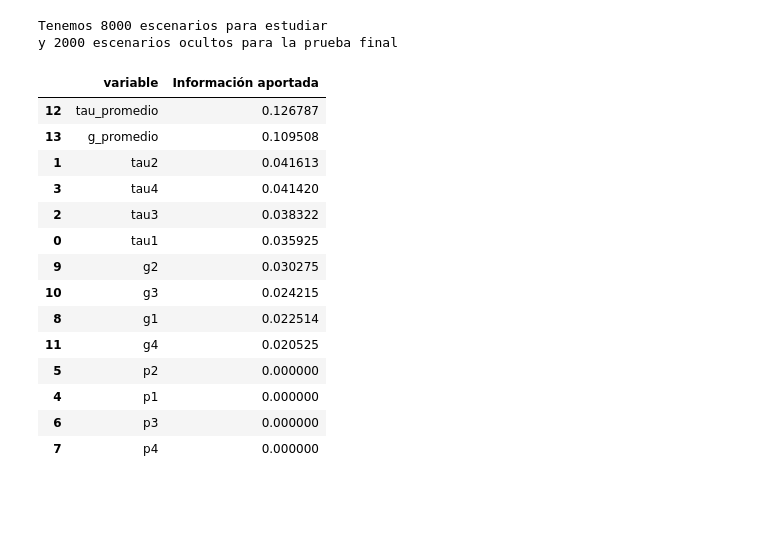
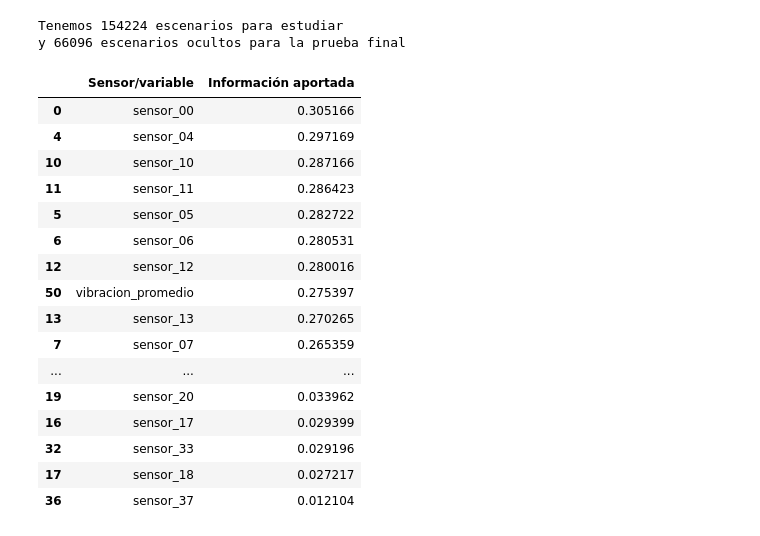
Before and after one commit to samiravergara-bit/Proyecto-1-Red-El-ctrica, a Jupyter notebook: Estabilidad electrica.ipynb, the cells around one changed output. Saved outputs shown, nothing was run; the diff lists cells and outputs as text; code cells hidden in the pictures; blank space fills up the shorter version.

```diff
--- a/Estabilidad electrica.ipynb
+++ b/Estabilidad electrica.ipynb
@@ -3,6 +3,6 @@ import pandas as pd
 import matplotlib.pyplot as plt
 import seaborn as sns
 # %%
-datos = pd.read_csv("Data_for_UCI_named.csv")
-datos
+datos_originales = pd.read_csv("sensor.csv")
+datos_originales
 # %% [output]
@@ -82,0 +64,18 @@ display(datos[["tau_promedio", "g_promedio"]].head())
+# %%
+#Feature Engineering
+#Primero voy a traducir porque el inglés no es lo mio y a final de cuentas broken y recovering son una falla y es lo mismo
+#Así que usare lambda para que recorra la columna y asi si no dice normal va a escribir Falla y si dice normal escribe estable
+datos_originales["estado_motor"] = datos_originales["machine_status"].apply(lambda x: "Falla" if x!= "NORMAL" else "Estable")
+
+#Hay datos que en verdad no sirven para nada proque cuando revisé el contenido del dataset estaban vacios (como por ejemplo el sensor_15) o casi todos eran vacios
+#o son datos que no me sirven por como están hechos, por ejemplo timestamp es un texto con fechas, no me sirve así que voy a hacer una "limpieza previa" solo porque son muchos datos y es innecesario trabajar cosas que no usaré
+datos=datos_originales.drop(columns=["Unnamed: 0", "timestamp", "sensor_15", "sensor_50", "machine_status"], errors="ignore")
+
+#Si algún otro sensor se apagó un microsegundo y dejó una celda vacía (las que dicen NaN), se va a rellenar con 0 para que no dé error y en series de tiempo los vacios se rellenan con el último valor válido (ffill)
+datos= datos.fillna(method="ffill").fillna(0)
+# %%
+
+#En lugar de darle a la máquina 4 sensores de vibración por separado tomamos esos 4 sensores, los sumamos y los dividimos por 4 (.mean) calculando horizontalmte (axis=1)
+#Guardo esto en una columna nueva llamada "vibración_promedio"
+datos["vibracion_promedio"] = datos [["sensor_00", "sensor_01", "sensor_02", "sensor_03"]].mean(axis=1)
+print(datos["estado_motor"].value_counts())
@@ -85,13 +116,16 @@ from sklearn.model_selection import train_test_split
 from sklearn.preprocessing import StandardScaler
 
 #Primero separo las pistas (X) de las respuestas (y)
-#Quito "stabf" (la respuesta) y "stab"
-X = datos.drop(columns=["stabf", "stab"])
-y = datos["stabf"]
+#Quito las respuestas. el error="ignore" es por si ya las habia borrado antes para que no falle
+X = datos.drop(columns=["estado_motor", "machine_status"],errors="ignore")
+y = datos["estado_motor"]
 
-#Ahora divido 80% para estudio y 20% para prueba
-#random_state=42 asegura que el corte siempre sea el mismo si vuelvo a correr el código
-X_train, X_test, y_train, y_test = train_test_split(X, y, test_size=0.2, random_state=42)
+#Calculo donde están el 80% de mi tabla
+split_point = int(len(datos) * 0.7)
+
+# Corto la tabla usando índices (iloc) para que sea un corte limpio
+X_train, X_test = X.iloc[:split_point], X.iloc[split_point:]
+y_train, y_test = y.iloc[:split_point], y.iloc[split_point:]
 
 #Escalar los datos
 scaler = StandardScaler()
@@ -105,35 +139,37 @@ X_test_escalado = scaler.transform(X_test)
 print("Tenemos", X_train_escalado.shape[0],"escenarios para estudiar")
 print("y", X_test_escalado.shape[0], "escenarios ocultos para la prueba final")
 # %% [output]
-Tenemos 8000 escenarios para estudiar
-y 2000 escenarios ocultos para la prueba final
+Tenemos 154224 escenarios para estudiar
+y 66096 escenarios ocultos para la prueba final
 # %%
 #Feature Selection (información mutua)
 from sklearn.feature_selection import mutual_info_classif
 
 #Calcular la importancia de cada feature
 puntajes_informacion = mutual_info_classif(X_train_escalado, y_train, random_state=42)
 
 #Tabla para visualizar el ranking de importancia
 tabla_importancia = pd.DataFrame({
-    "variable": X.columns,
+    "Sensor/variable": X.columns,
     "Información aportada": puntajes_informacion
 }).sort_values(by="Información aportada", ascending=False)
 
 display(tabla_importancia)
 # %% [output]
-|  | variable | Información aportada |
-| 12 | tau_promedio | 0.126787 |
-| 13 | g_promedio | 0.109508 |
-| 1 | tau2 | 0.041613 |
-| 3 | tau4 | 0.041420 |
-| 2 | tau3 | 0.038322 |
-| 0 | tau1 | 0.035925 |
-| 9 | g2 | 0.030275 |
-| 10 | g3 | 0.024215 |
-| 8 | g1 | 0.022514 |
-| 11 | g4 | 0.020525 |
-| 5 | p2 | 0.000000 |
-| 4 | p1 | 0.000000 |
-| 6 | p3 | 0.000000 |
-| 7 | p4 | 0.000000 |
+|  | Sensor/variable | Información aportada |
+| 0 | sensor_00 | 0.305166 |
+| 4 | sensor_04 | 0.297169 |
+| 10 | sensor_10 | 0.287166 |
+| 11 | sensor_11 | 0.286423 |
+| 5 | sensor_05 | 0.282722 |
+| 6 | sensor_06 | 0.280531 |
+| 12 | sensor_12 | 0.280016 |
+| 50 | vibracion_promedio | 0.275397 |
+| 13 | sensor_13 | 0.270265 |
+| 7 | sensor_07 | 0.265359 |
+| ... | ... | ... |
+| 19 | sensor_20 | 0.033962 |
+| 16 | sensor_17 | 0.029399 |
+| 32 | sensor_33 | 0.029196 |
+| 17 | sensor_18 | 0.027217 |
+| 36 | sensor_37 | 0.012104 |
```
Also changed, not shown: parts of 20 cells of this notebook.
